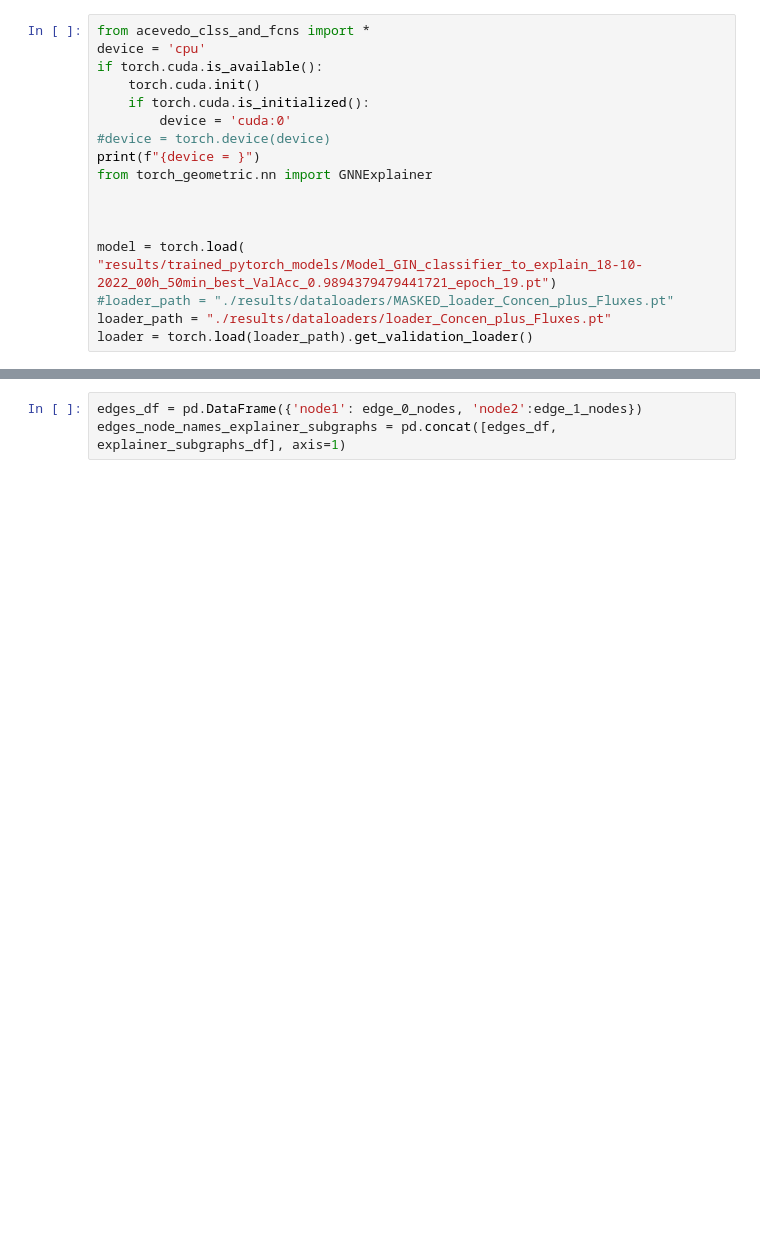
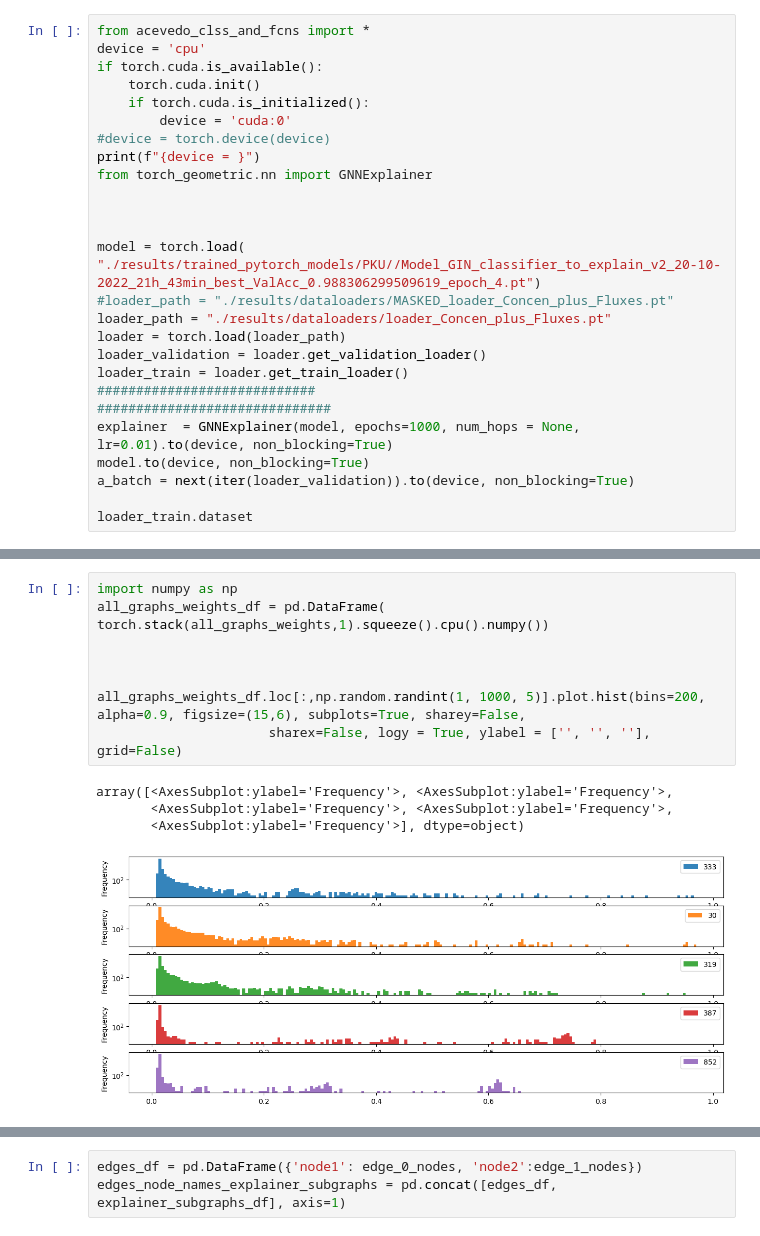
Before and after one commit to DeepenData/Graph_Neural_Networks_and_Phenylketonuria, a Jupyter notebook: src/step04_explainer.ipynb, the cells around one changed output, grey strips where cells are left out. Saved outputs shown, nothing was run; the diff lists cells and outputs as text; blank space fills up the shorter version.

```diff
--- a/src/step04_explainer.ipynb
+++ b/src/step04_explainer.ipynb
@@ -12,9 +12,18 @@ from torch_geometric.nn import GNNExplainer
 
 
 model = torch.load(
-"results/trained_pytorch_models/Model_GIN_classifier_to_explain_18-10-2022_00h_50min_best_ValAcc_0.9894379479441721_epoch_19.pt")
+"./results/trained_pytorch_models/PKU//Model_GIN_classifier_to_explain_v2_20-10-2022_21h_43min_best_ValAcc_0.988306299509619_epoch_4.pt")
 #loader_path = "./results/dataloaders/MASKED_loader_Concen_plus_Fluxes.pt"
 loader_path = "./results/dataloaders/loader_Concen_plus_Fluxes.pt"
-loader = torch.load(loader_path).get_validation_loader()
+loader = torch.load(loader_path)
+loader_validation = loader.get_validation_loader()
+loader_train = loader.get_train_loader()
+############################
+##############################
+explainer  = GNNExplainer(model, epochs=1000, num_hops = None, lr=0.01).to(device, non_blocking=True)
+model.to(device, non_blocking=True)
+a_batch = next(iter(loader_validation)).to(device, non_blocking=True)
+
+loader_train.dataset
 # %% [output]
 device = 'cuda:0'
@@ -21,2 +77,16 @@ device = 'cuda:0'
+# %%
+import numpy as np
+all_graphs_weights_df = pd.DataFrame(
+torch.stack(all_graphs_weights,1).squeeze().cpu().numpy())
+
+
+
+all_graphs_weights_df.loc[:,np.random.randint(1, 1000, 5)].plot.hist(bins=200, alpha=0.9, figsize=(15,6), subplots=True, sharey=False,
+                      sharex=False, logy = True, ylabel = ['', '', ''], grid=False)
+# %% [output]
+array([<AxesSubplot:ylabel='Frequency'>, <AxesSubplot:ylabel='Frequency'>,
+       <AxesSubplot:ylabel='Frequency'>, <AxesSubplot:ylabel='Frequency'>,
+       <AxesSubplot:ylabel='Frequency'>], dtype=object)
+[figure, added]
 # %%
 
```
Also changed, not shown: parts of 13 cells of this notebook, 6 other files.
